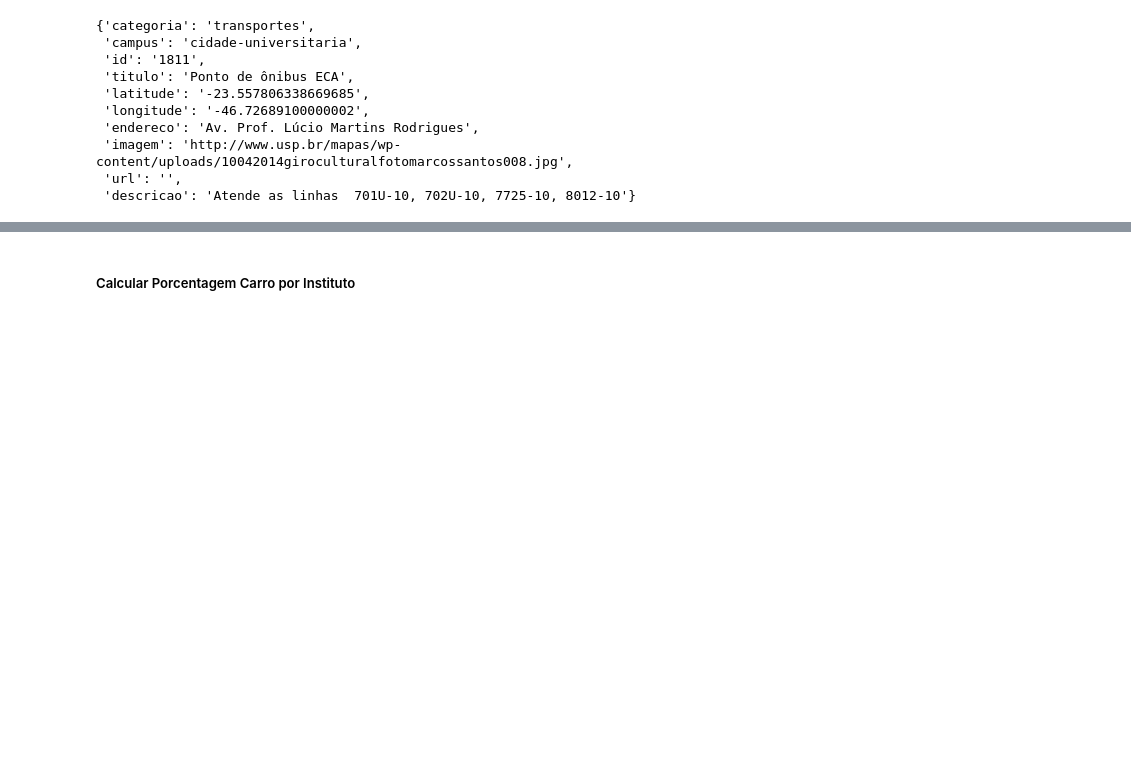
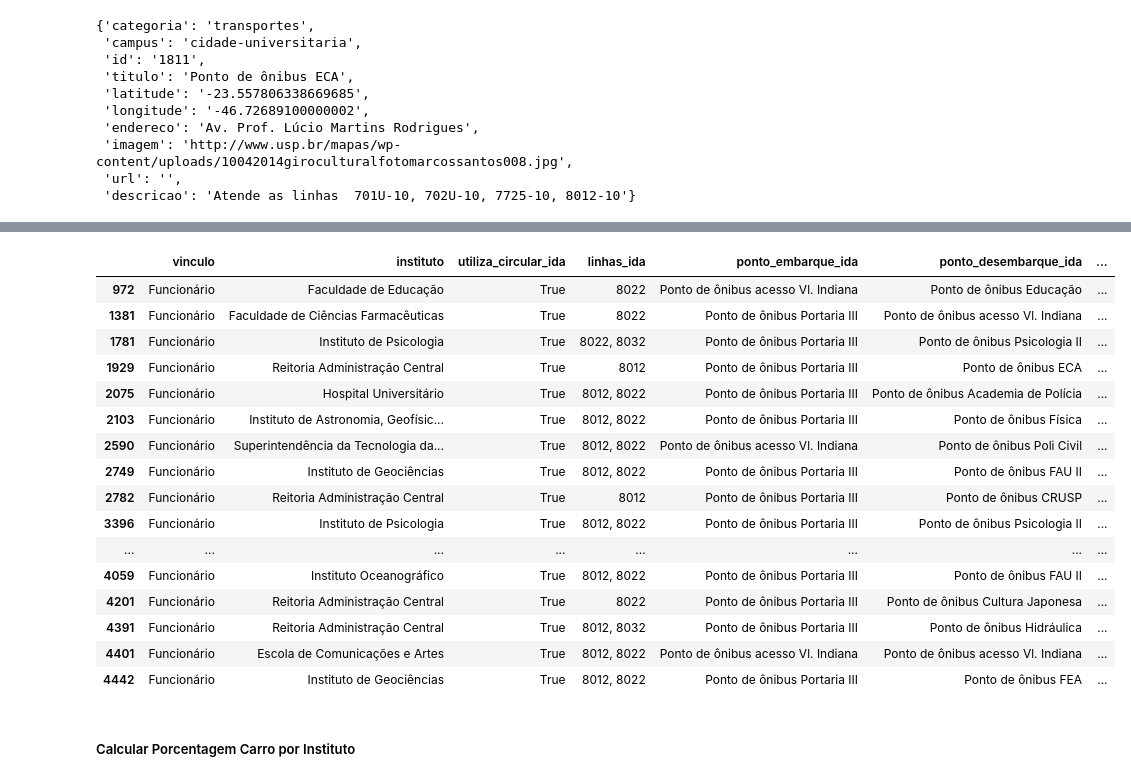
Before and after one commit to Circulares-USP/Crawler, a Jupyter notebook: import_demand.ipynb, the cells around one changed output, grey strips where cells are left out. Cells and saved outputs as stored; diff of their text form; code cells hidden in the pictures; blank space fills up the shorter version.

```diff
--- a/import_demand.ipynb
+++ b/import_demand.ipynb
@@ -588,3 +617,25 @@ Reitoria - Antiga, Ponto dos Restaurantes
+# %%
+pesquisa_vinculo_intervalo_terminal = pesquisa_vinculo_intervalo[pesquisa_vinculo_intervalo['utiliza_circular_' + sentido]]
+pesquisa_vinculo_intervalo_terminal = pesquisa_vinculo_intervalo_terminal[list(map(filtra_terminal, pesquisa_vinculo_intervalo_terminal['ponto_' + contrario_acao + '_' + sentido]))]
+pesquisa_vinculo_intervalo_terminal
+# %% [output]
+|  | vinculo | instituto | utiliza_circular_ida | linhas_ida | ponto_embarque_ida | ponto_desembarque_ida | ... |
+| 972 | Funcionário | Faculdade de Educação | True | 8022 | Ponto de ônibus acesso Vl. Indiana | Ponto de ônibus Educação | ... |
+| 1381 | Funcionário | Faculdade de Ciências Farmacêuticas | True | 8022 | Ponto de ônibus Portaria III | Ponto de ônibus acesso Vl. Indiana | ... |
+| 1781 | Funcionário | Instituto de Psicologia | True | 8022, 8032 | Ponto de ônibus Portaria III | Ponto de ônibus Psicologia II | ... |
+| 1929 | Funcionário | Reitoria Administração Central | True | 8012 | Ponto de ônibus Portaria III | Ponto de ônibus ECA | ... |
+| 2075 | Funcionário | Hospital Universitário | True | 8012, 8022 | Ponto de ônibus Portaria III | Ponto de ônibus Academia de Polícia | ... |
+| 2103 | Funcionário | Instituto de Astronomia, Geofísic... | True | 8012, 8022 | Ponto de ônibus Portaria III | Ponto de ônibus Física | ... |
+| 2590 | Funcionário | Superintendência da Tecnologia da... | True | 8012, 8022 | Ponto de ônibus acesso Vl. Indiana | Ponto de ônibus Poli Civil | ... |
+| 2749 | Funcionário | Instituto de Geociências | True | 8012, 8022 | Ponto de ônibus Portaria III | Ponto de ônibus FAU II | ... |
+| 2782 | Funcionário | Reitoria Administração Central | True | 8012 | Ponto de ônibus Portaria III | Ponto de ônibus CRUSP | ... |
+| 3396 | Funcionário | Instituto de Psicologia | True | 8012, 8022 | Ponto de ônibus Portaria III | Ponto de ônibus Psicologia II | ... |
+| ... | ... | ... | ... | ... | ... | ... | ... |
+| 4059 | Funcionário | Instituto Oceanográfico | True | 8012, 8022 | Ponto de ônibus Portaria III | Ponto de ônibus FAU II | ... |
+| 4201 | Funcionário | Reitoria Administração Central | True | 8022 | Ponto de ônibus Portaria III | Ponto de ônibus Cultura Japonesa | ... |
+| 4391 | Funcionário | Reitoria Administração Central | True | 8012, 8032 | Ponto de ônibus Portaria III | Ponto de ônibus Hidráulica | ... |
+| 4401 | Funcionário | Escola de Comunicações e Artes | True | 8012, 8022 | Ponto de ônibus acesso Vl. Indiana | Ponto de ônibus acesso Vl. Indiana | ... |
+| 4442 | Funcionário | Instituto de Geociências | True | 8012, 8022 | Ponto de ônibus Portaria III | Ponto de ônibus FEA | ... |
 # %% [markdown]
 ##### Calcular Porcentagem Carro por Instituto
 # %%
```
Also changed, not shown: parts of 22 cells of this notebook.
